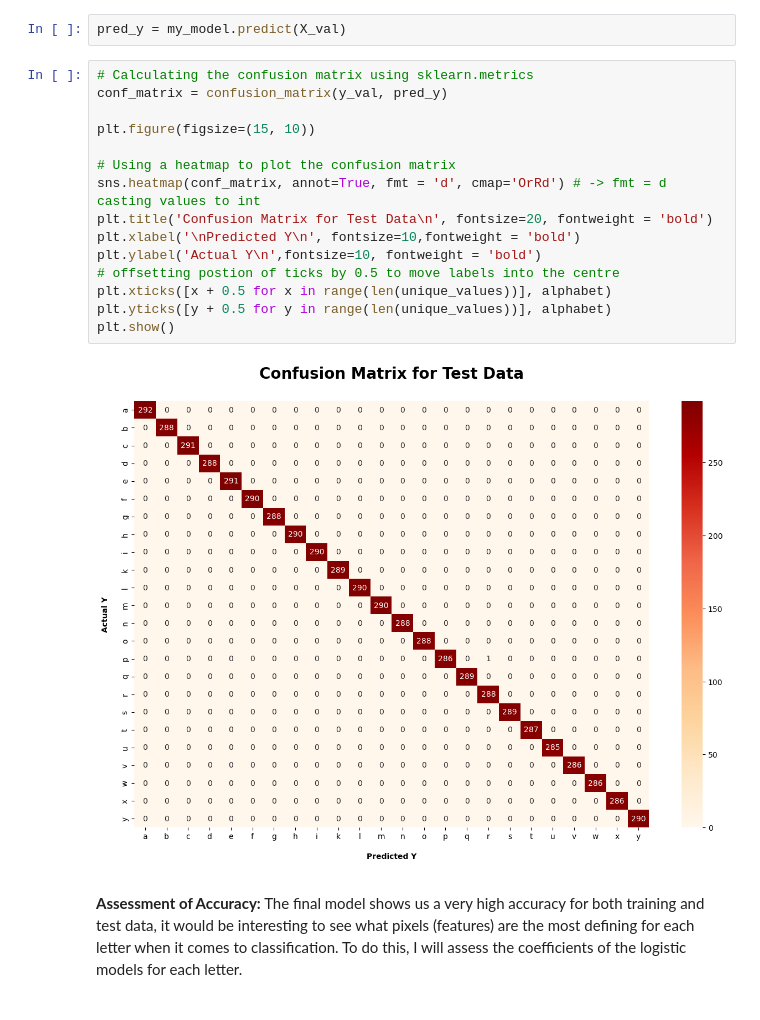
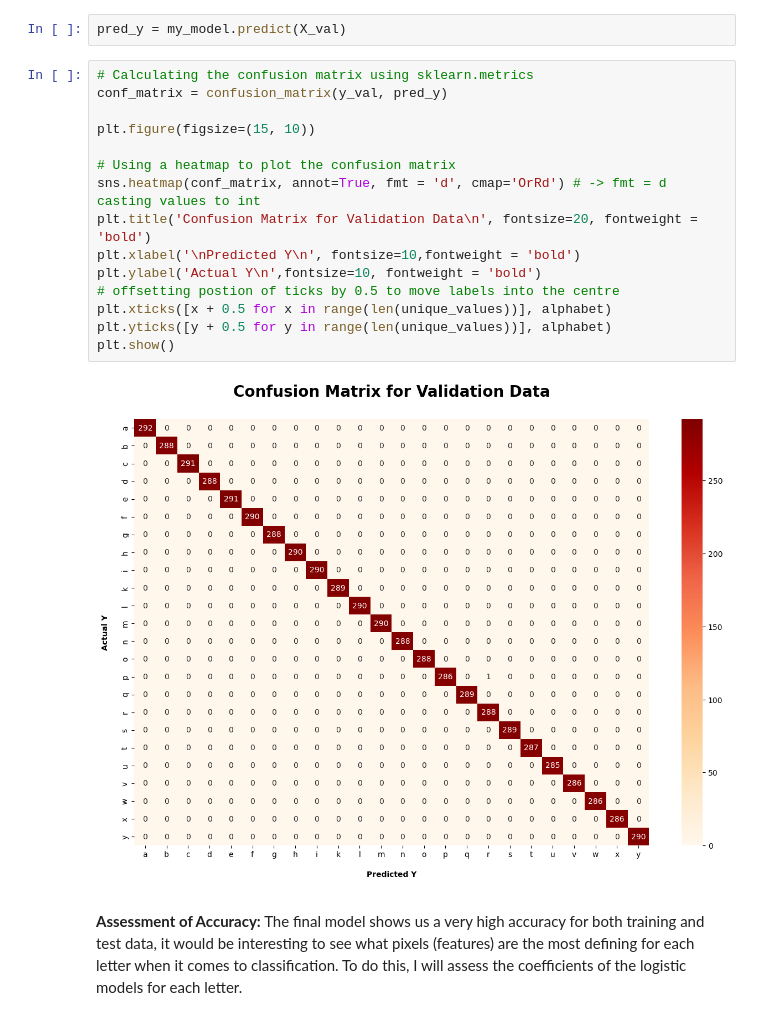
Before and after one commit to simrenbasra/Sign_Lingual, a Jupyter notebook: notebooks/02_logistic_regression/01-log-reg-basic.ipynb, the cells around one changed output. Drawn from its saved outputs; the diff is of its cells as text.

Commit message:
updating title of confusion matrix

```diff
--- a/notebooks/02_logistic_regression/01-log-reg-basic.ipynb
+++ b/notebooks/02_logistic_regression/01-log-reg-basic.ipynb
@@ -246,20 +246,20 @@ pred_y = my_model.predict(X_val)
 # %%
 # Calculating the confusion matrix using sklearn.metrics
 conf_matrix = confusion_matrix(y_val, pred_y)
 
 plt.figure(figsize=(15, 10))
 
 # Using a heatmap to plot the confusion matrix
 sns.heatmap(conf_matrix, annot=True, fmt = 'd', cmap='OrRd') # -> fmt = d casting values to int
-plt.title('Confusion Matrix for Test Data\n', fontsize=20, fontweight = 'bold')
+plt.title('Confusion Matrix for Validation Data\n', fontsize=20, fontweight = 'bold')
 plt.xlabel('\nPredicted Y\n', fontsize=10,fontweight = 'bold')
 plt.ylabel('Actual Y\n',fontsize=10, fontweight = 'bold')
 # offsetting postion of ticks by 0.5 to move labels into the centre
 plt.xticks([x + 0.5 for x in range(len(unique_values))], alphabet)
 plt.yticks([y + 0.5 for y in range(len(unique_values))], alphabet)
 plt.show()
 # %% [output]
-[figure, old version]
+[figure, new version]
 # %% [markdown]
 **Assessment of Accuracy:**
 The final model shows us a very high accuracy for both training and test data, it would be interesting to see what pixels (features) are the most defining for each letter when it comes to classification. To do this, I will assess the coefficients of the logistic models for each letter.
```
